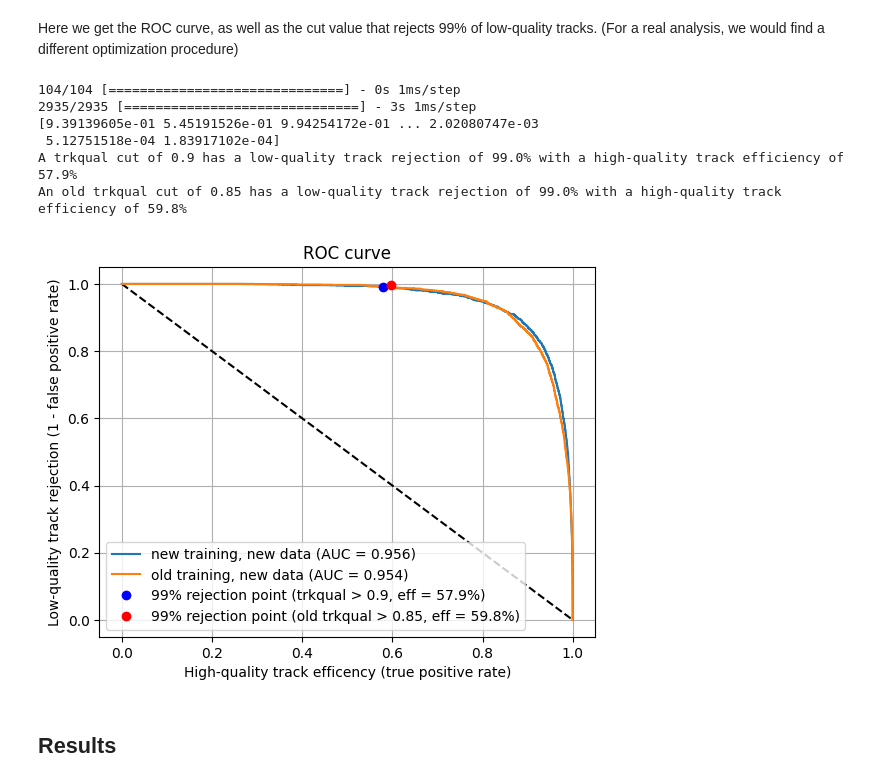
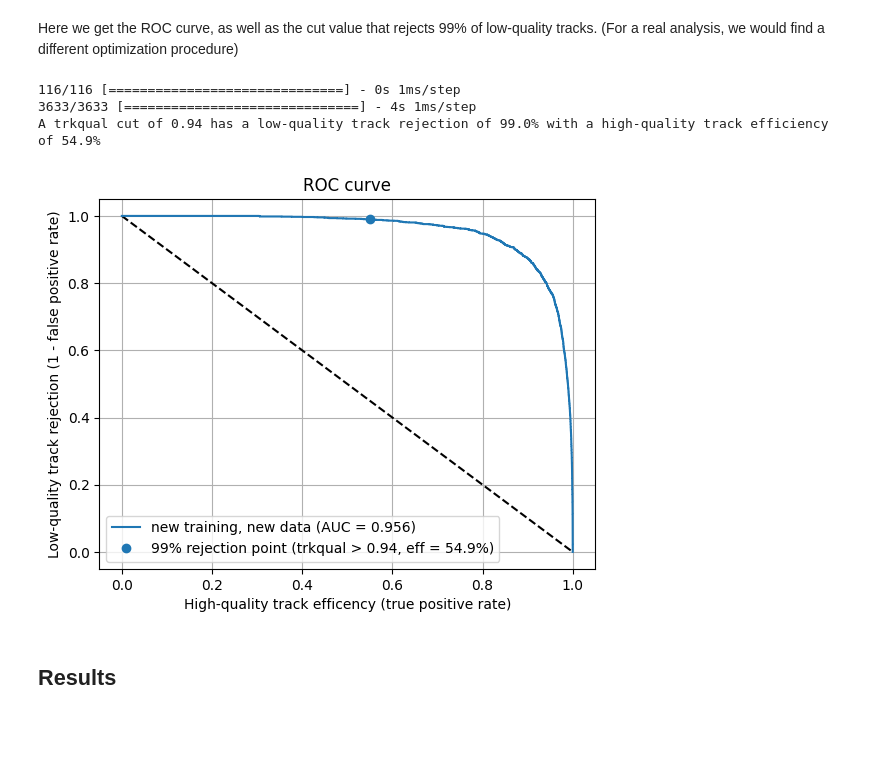
Before and after one commit to AndrewEdmonds11/TrkQual, a Jupyter notebook: TrkQualTrain.ipynb, the cells around one changed output. Saved outputs shown, nothing was run; the diff lists cells and outputs as text; code cells hidden in the pictures; blank space fills up the shorter version.

```diff
--- a/TrkQualTrain.ipynb
+++ b/TrkQualTrain.ipynb
@@ -9,8 +9,7 @@ Here are some common parameters that a new user may want to change
 # %%
 # User-defined parameters
 output_modelname = 'trkqual.h5'
-#training_dataset_filename = "data/tka.mu2e.CeEndpointMix2BBSignal.MDC2020w_perfect_v1_0.root"
-training_dataset_filename = "data/tka.brownd.CeEndpointMix1BBSignal_wTrkQual.MDC2020z.root"
+training_dataset_filelist = "filelists/nts.mu2e.CeEndpointMix1BBSignal.MDC2020z1_best_v1_1_std_v04_01_00.tka.list"
 training_dataset_treename = "TrkAnaNeg/trkana"
 # %%
 import uproot
@@ -306,60 +295,38 @@ y_full_input_dataset = np.concatenate((np.ones(input_dataset[high_qual].shape[0]
 x_full_input_dataset = np.concatenate((input_dataset[high_qual], input_dataset[low_qual]))
 y_full_pred_keras = model.predict(x_full_input_dataset).ravel()
 fpr_keras, tpr_keras, thresholds_keras = roc_curve(y_full_input_dataset, y_full_pred_keras, pos_label=1)
-y_full_old_trkqual = np.concatenate((old_trkqual[high_qual], old_trkqual[low_qual]))
-print(y_full_old_trkqual)
-fpr_old, tpr_old, thresholds_old = roc_curve(y_full_input_dataset, y_full_old_trkqual, pos_label=1)
 
 from sklearn.metrics import auc
 auc_keras = auc(fpr_keras, tpr_keras)
-auc_old = auc(fpr_old, tpr_old)
 
 cut_val_index=0
 for i_point in range(0, len(fpr_keras)):
     if 1-fpr_keras[i_point]<0.99:
         cut_val_index=i_point-1
-        break
-
-old_cut_val_index=0
-for i_point in range(0, len(fpr_old)):
-    if 1-fpr_old[i_point]<0.99:
-        old_cut_val_index=i_point-1
         break
 
 trkqual_cut=(round(thresholds_keras[cut_val_index], 2))
 bkg_rej = 1-fpr_keras[cut_val_index]
 sig_eff = tpr_keras[cut_val_index]
 print("A trkqual cut of "+str(trkqual_cut)
       +" has a low-quality track rejection of "+str(round(bkg_rej*100,1))
       +"% with a high-quality track efficiency of "+str(round(sig_eff*100,1))+"%")
 
-old_trkqual_cut=(round(thresholds_old[old_cut_val_index], 2))
-old_bkg_rej = 1-fpr_old[old_cut_val_index]
-old_sig_eff = tpr_old[old_cut_val_index]
-print("An old trkqual cut of "+str(old_trkqual_cut)
-      +" has a low-quality track rejection of "+str(round(old_bkg_rej*100,1))
-      +"% with a high-quality track efficiency of "+str(round(old_sig_eff*100,1))+"%")
-
 plt.figure(1)
 plt.plot([0, 1], [1, 0], 'k--')
 plt.plot(tpr_keras, 1-fpr_keras, label='new training, new data (AUC = {:.3f})'.format(auc_keras))
-plt.plot(tpr_old, 1-fpr_old, label='old training, new data (AUC = {:.3f})'.format(auc_old))
 plt.xlabel('High-quality track efficency (true positive rate)')
 plt.ylabel('Low-quality track rejection (1 - false positive rate)')
-plt.plot(tpr_keras[cut_val_index], 1-fpr_keras[cut_val_index], 'bo', label='99% rejection point (trkqual > '+str(trkqual_cut)+', eff = '+str(round(sig_eff*100,1))+'%)')
-plt.plot(tpr_old[old_cut_val_index], 1-fpr_keras[old_cut_val_index], 'ro', label='99% rejection point (old trkqual > '+str(old_trkqual_cut)+', eff = '+str(round(old_sig_eff*100,1))+'%)')
+plt.plot(tpr_keras[cut_val_index], 1-fpr_keras[cut_val_index], 'o', color='C0', label='99% rejection point (trkqual > '+str(trkqual_cut)+', eff = '+str(round(sig_eff*100,1))+'%)')
 plt.title('ROC curve')
 plt.legend(loc='best')
 plt.grid(True)
 plt.show()
 # %% [output]
-104/104 [==============================] - 0s 1ms/step
-2935/2935 [==============================] - 3s 1ms/step
-[9.39139605e-01 5.45191526e-01 9.94254172e-01 ... 2.02080747e-03
- 5.12751518e-04 1.83917102e-04]
-A trkqual cut of 0.9 has a low-quality track rejection of 99.0% with a high-quality track efficiency of 57.9%
-An old trkqual cut of 0.85 has a low-quality track rejection of 99.0% with a high-quality track efficiency of 59.8%
+116/116 [==============================] - 0s 1ms/step
+3633/3633 [==============================] - 4s 1ms/step
+A trkqual cut of 0.94 has a low-quality track rejection of 99.0% with a high-quality track efficiency of 54.9%
-[figure, old version]
+[figure, new version]
 # %% [markdown]
 ## Results
 # %% [markdown]
```
Also changed, not shown: parts of 16 cells of this notebook, 1 other file.
